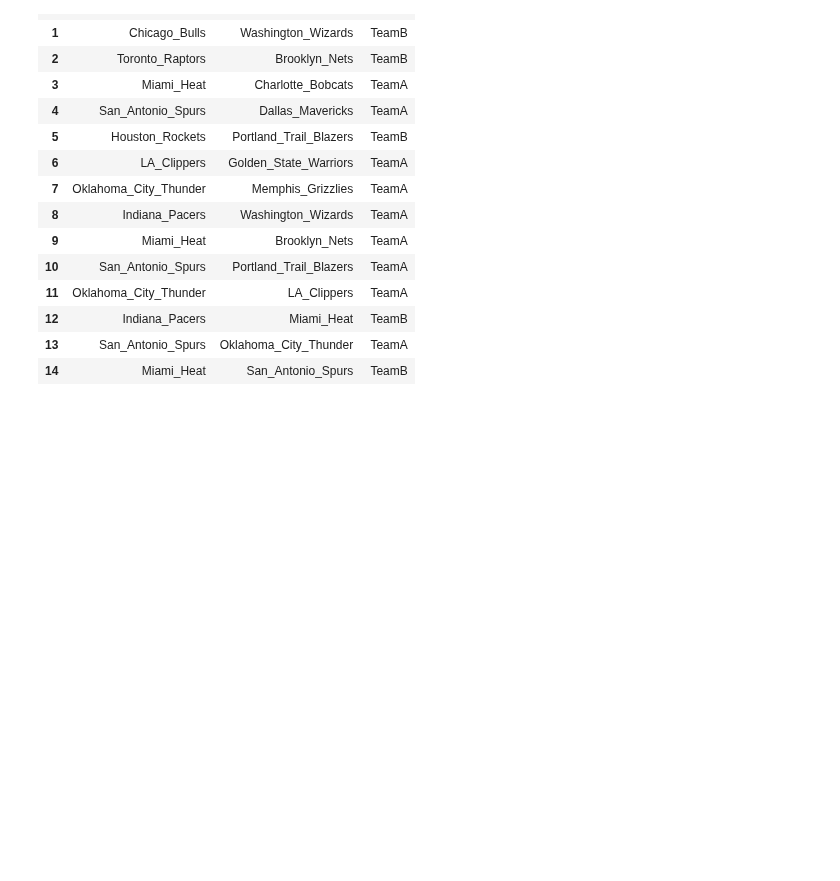
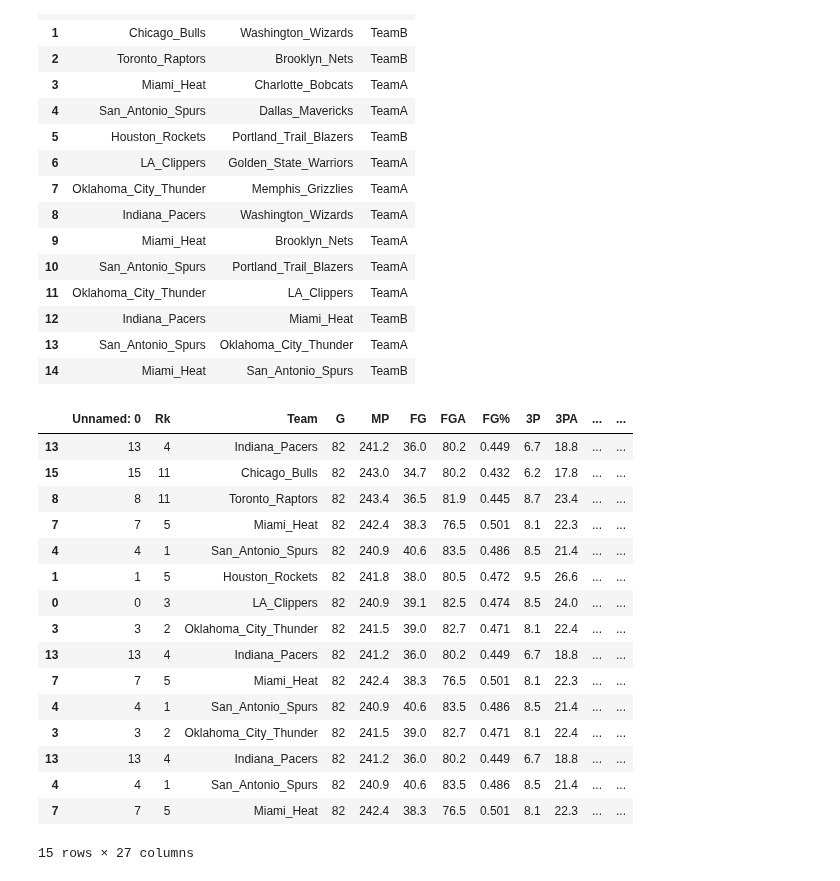
Before and after one commit to MaloneRobert/BasketballPredictor, a Jupyter notebook: Series_Preprocess.ipynb, the cells around one changed output. Drawn from its saved outputs; the diff is of its cells as text; code cells hidden in the pictures; blank space fills up the shorter version.

```diff
--- a/Series_Preprocess.ipynb
+++ b/Series_Preprocess.ipynb
@@ -93,16 +94,34 @@ def make_series(tm, series, df):
 # %%
 '''THIS MAKES THE FOR AND OPPOSING TABLES FOR THE PLAYOFFS TEAM A'''
 a = 'a'
 team_a1314 = make_series(a, series_in1314, team_stats1314)
 team_a_opp1314 = make_series(a, series_in1314, opp_stats1314)
 team_a1415 = make_series(a, series_in1415, team_stats1415)
 team_a_opp1415 = make_series(a, series_in1415, opp_stats1415)
 team_a1516 = make_series(a, series_in1516, team_stats1516)
 team_a_opp1516 = make_series(a, series_in1516, opp_stats1516)
 team_a1617 = make_series(a, series_in1617, team_stats1617)
 team_a_opp1617 = make_series(a, series_in1617, opp_stats1617)
-# team_stats1617
-# team_a_opp1617
+
+team_a1314
+# %% [output]
+|  | Unnamed: 0 | Rk | Team | G | MP | FG | FGA | FG% | 3P | 3PA | ... | ... |
+| 13 | 13 | 4 | Indiana_Pacers | 82 | 241.2 | 36.0 | 80.2 | 0.449 | 6.7 | 18.8 | ... | ... |
+| 15 | 15 | 11 | Chicago_Bulls | 82 | 243.0 | 34.7 | 80.2 | 0.432 | 6.2 | 17.8 | ... | ... |
+| 8 | 8 | 11 | Toronto_Raptors | 82 | 243.4 | 36.5 | 81.9 | 0.445 | 8.7 | 23.4 | ... | ... |
+| 7 | 7 | 5 | Miami_Heat | 82 | 242.4 | 38.3 | 76.5 | 0.501 | 8.1 | 22.3 | ... | ... |
+| 4 | 4 | 1 | San_Antonio_Spurs | 82 | 240.9 | 40.6 | 83.5 | 0.486 | 8.5 | 21.4 | ... | ... |
+| 1 | 1 | 5 | Houston_Rockets | 82 | 241.8 | 38.0 | 80.5 | 0.472 | 9.5 | 26.6 | ... | ... |
+| 0 | 0 | 3 | LA_Clippers | 82 | 240.9 | 39.1 | 82.5 | 0.474 | 8.5 | 24.0 | ... | ... |
+| 3 | 3 | 2 | Oklahoma_City_Thunder | 82 | 241.5 | 39.0 | 82.7 | 0.471 | 8.1 | 22.4 | ... | ... |
+| 13 | 13 | 4 | Indiana_Pacers | 82 | 241.2 | 36.0 | 80.2 | 0.449 | 6.7 | 18.8 | ... | ... |
+| 7 | 7 | 5 | Miami_Heat | 82 | 242.4 | 38.3 | 76.5 | 0.501 | 8.1 | 22.3 | ... | ... |
+| 4 | 4 | 1 | San_Antonio_Spurs | 82 | 240.9 | 40.6 | 83.5 | 0.486 | 8.5 | 21.4 | ... | ... |
+| 3 | 3 | 2 | Oklahoma_City_Thunder | 82 | 241.5 | 39.0 | 82.7 | 0.471 | 8.1 | 22.4 | ... | ... |
+| 13 | 13 | 4 | Indiana_Pacers | 82 | 241.2 | 36.0 | 80.2 | 0.449 | 6.7 | 18.8 | ... | ... |
+| 4 | 4 | 1 | San_Antonio_Spurs | 82 | 240.9 | 40.6 | 83.5 | 0.486 | 8.5 | 21.4 | ... | ... |
+| 7 | 7 | 5 | Miami_Heat | 82 | 242.4 | 38.3 | 76.5 | 0.501 | 8.1 | 22.3 | ... | ... |
+15 rows × 27 columns
 # %%
 '''THIS MAKES THE FOR AND OPPOSING TABLES FOR THE PLAYOFFS TEAM B'''
 b = 'b'
```
Also changed, not shown: parts of 4 cells of this notebook, 2 other files.
